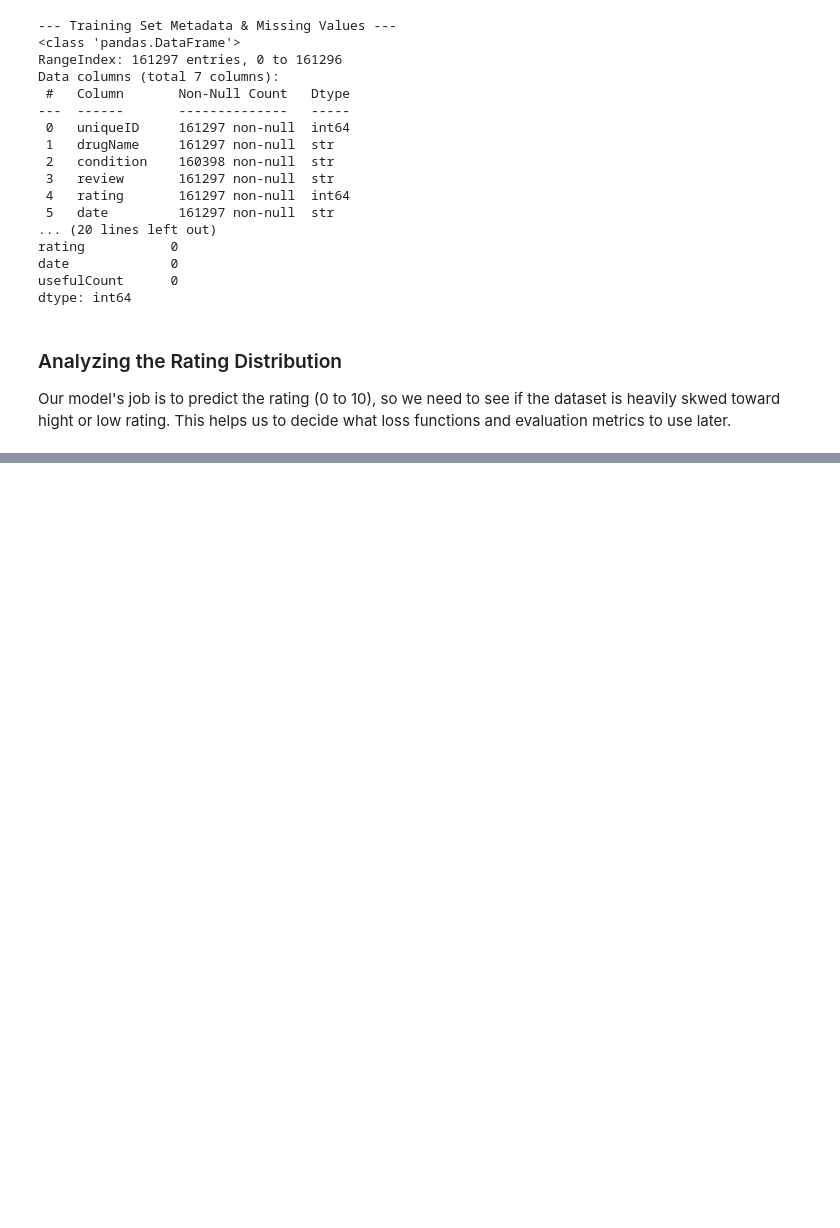
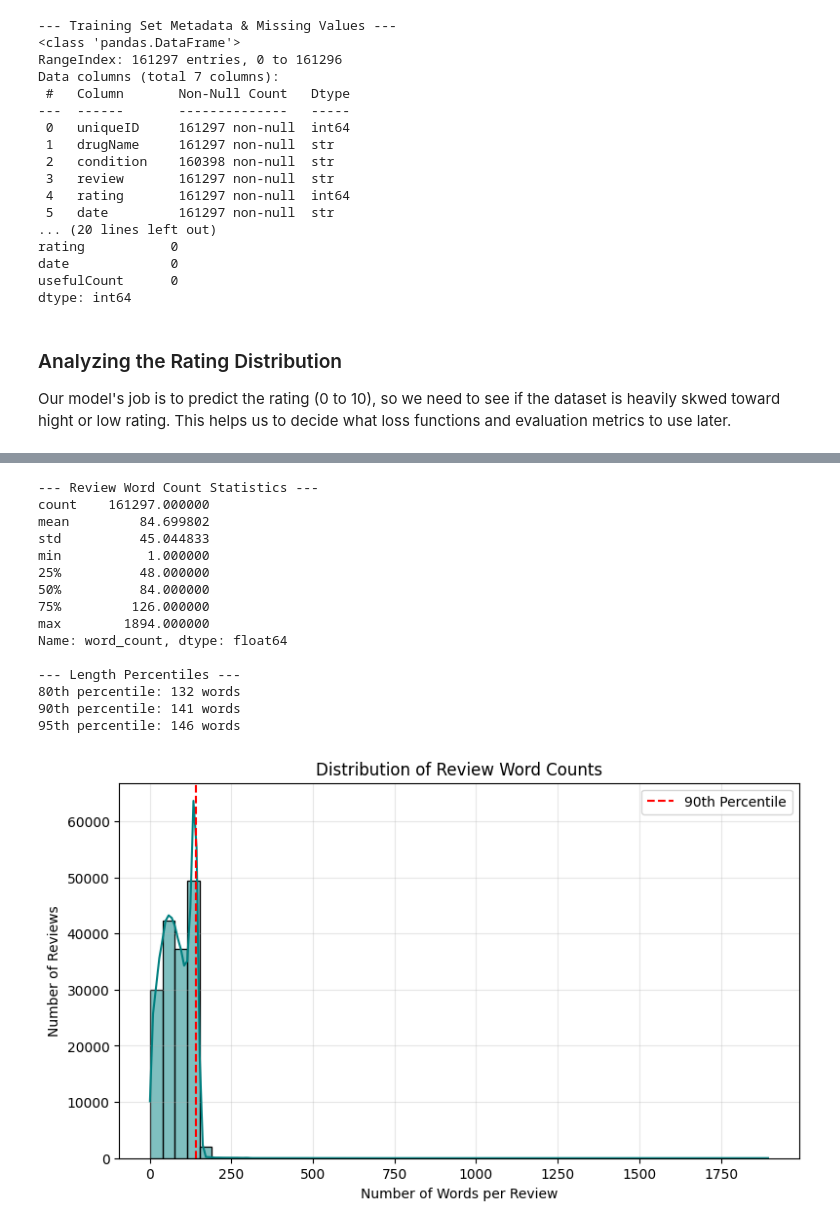
Before and after one commit to Hana-esf/drug-review-rating-prediction, a Jupyter notebook: notebooks/01_EDA.ipynb, the cells around one changed output, grey strips where cells are left out. Cells and saved outputs as stored; diff of their text form; code cells hidden in the pictures; blank space fills up the shorter version.

```diff
--- a/notebooks/01_EDA.ipynb
+++ b/notebooks/01_EDA.ipynb
@@ -74,0 +117,44 @@ Our model's job is to predict the rating (0 to 10), so we need to see if the dat
+# %%
+# I use .str.split().apply(len) to count spaces between words
+df_train['word_count'] = df_train['review'].str.split().apply(len)
+
+# Calculating key statistics (Mean, Median, Min, Max, and Percentiles)
+print("--- Review Word Count Statistics ---")
+print(df_train['word_count'].describe())
+
+# Calculating specific percentiles to help us choose a deep learning cutoff
+print("\n--- Length Percentiles ---")
+print(f"80th percentile: {df_train['word_count'].quantile(0.80):.0f} words")
+print(f"90th percentile: {df_train['word_count'].quantile(0.90):.0f} words")
+print(f"95th percentile: {df_train['word_count'].quantile(0.95):.0f} words")
+
+# Visualize the text length distribution
+import matplotlib.pyplot as plt
+import seaborn as sns
+
+plt.figure(figsize=(9, 5))
+sns.histplot(df_train['word_count'], bins=50, kde=True, color='teal')
+plt.title('Distribution of Review Word Counts')
+plt.xlabel('Number of Words per Review')
+plt.ylabel('Number of Reviews')
+plt.axvline(df_train['word_count'].quantile(0.90), color='red', linestyle='--', label='90th Percentile')
+plt.legend()
+plt.grid(axis='both', alpha=0.3)
+plt.show()
+# %% [output]
+--- Review Word Count Statistics ---
+count    161297.000000
+mean         84.699802
+std          45.044833
+min           1.000000
+25%          48.000000
+50%          84.000000
+75%         126.000000
+max        1894.000000
+Name: word_count, dtype: float64
+
+--- Length Percentiles ---
+80th percentile: 132 words
+90th percentile: 141 words
+95th percentile: 146 words
+[figure, added]
```
Also changed, not shown: parts of 1 cell of this notebook.
